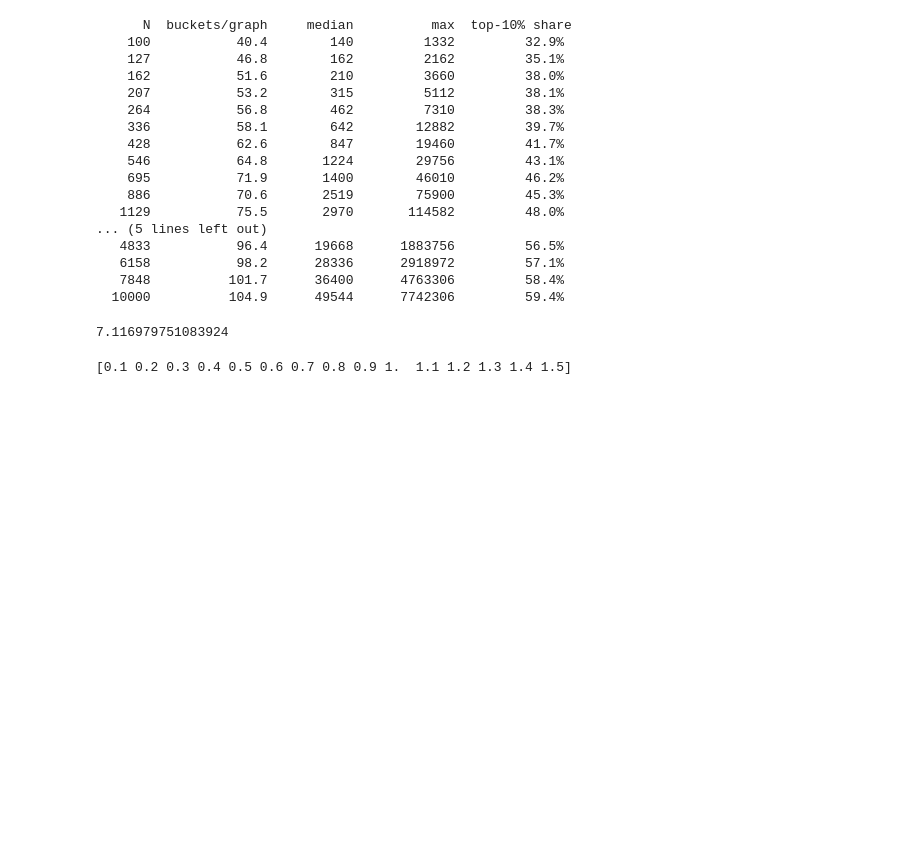
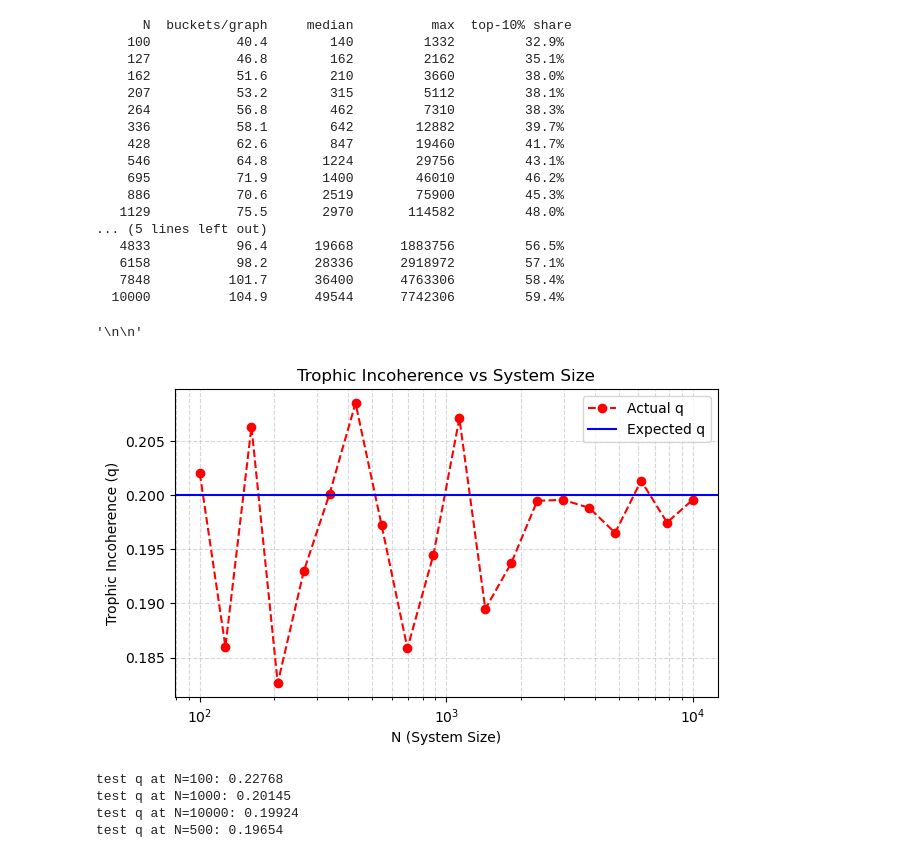
Before and after one commit to caleb-chandler/hierarchy-info-project, a Jupyter notebook: analysis.ipynb, the cells around one changed output. Cells and saved outputs as stored; diff of their text form; code cells hidden in the pictures; blank space fills up the shorter version.

Commit message:
T calibration by q

```diff
--- a/analysis.ipynb
+++ b/analysis.ipynb
@@ -1066,14 +983,57 @@ for N, vals, ng in zip(sizes_grid, bucket_vals, n_graphs):
    7848          101.7      36400      4763306         58.4%
   10000          104.9      49544      7742306         59.4%
 # %%
-# check math on calibrate_density
+# check logic on calibrate_T
 
-c = calibrate_density(0.1, 10000, 9)
-print(c)
+intended_q = 0.2
+b = 0.1
+c = 10
+seed = np.random.default_rng(21)
+
+N_range = np.unique(np.round(
+        np.logspace(np.log10(100), np.log10(10000), 20)
+    ).astype(int))
+q_dist_empirical = []
+for N in N_range:
+    T = calibrate_T(intended_q, N, b, c, seed)
+    g = create_new(N, b, c, T, seed)[0]
+    q = trophic_coherence(g)['trophic_incoherence']
+    q_dist_empirical.append(q)
+
+plt.figure(figsize=(7, 4))
+
+# 1. Plot the empirical values (X = N_range, Y = empirical q)
+plt.plot(N_range, q_dist_empirical, label='Actual q', color='red', linestyle='--', marker='o')
+
+# 2. Plot the expected value as a horizontal reference line across the graph
+# (Assumes q_dist_expected is a single scalar value from your calibration)
+plt.axhline(y=intended_q, label='Expected q', color='blue', linestyle='-')
+
+# Add labels, log scale for N (since you used logspace), and legend
+plt.xlabel('N (System Size)')
+plt.ylabel('Trophic Incoherence (q)')
+plt.xscale('log') # Makes logspace intervals look linear/clean
+plt.title('Trophic Incoherence vs System Size')
+plt.legend()
+plt.grid(True, which="both", ls="--", alpha=0.5)
+
+'''
+
+'''
 # %% [output]
-7.116979751083924
+'\n\n'
+[figure, added]
-# %%
-T_RANGE = np.linspace(0.1, 1.5, 15)
-print(T_RANGE)
-# %% [output]
-[0.1 0.2 0.3 0.4 0.5 0.6 0.7 0.8 0.9 1.  1.1 1.2 1.3 1.4 1.5]
+# %%
+n100 = create_new(100, b, c, T, seed)[0]
+n1000 = create_new(1000, b, c, T, seed)[0]
+print(f'test q at N=100: {trophic_coherence(n100)['trophic_incoherence']:.5f}')
+print(f'test q at N=1000: {trophic_coherence(n1000)['trophic_incoherence']:.5f}')
+n10000 = create_new(10000, b, c, T, seed)[0]
+print(f'test q at N=10000: {trophic_coherence(n10000)['trophic_incoherence']:.5f}')
+n500 = create_new(500, b, c, T, seed)[0]
+print(f'test q at N=500: {trophic_coherence(n500)['trophic_incoherence']:.5f}')
+# %% [output]
+test q at N=100: 0.22768
+test q at N=1000: 0.20145
+test q at N=10000: 0.19924
+test q at N=500: 0.19654
```
Also changed, not shown: parts of 5 cells of this notebook, 4 other files.
